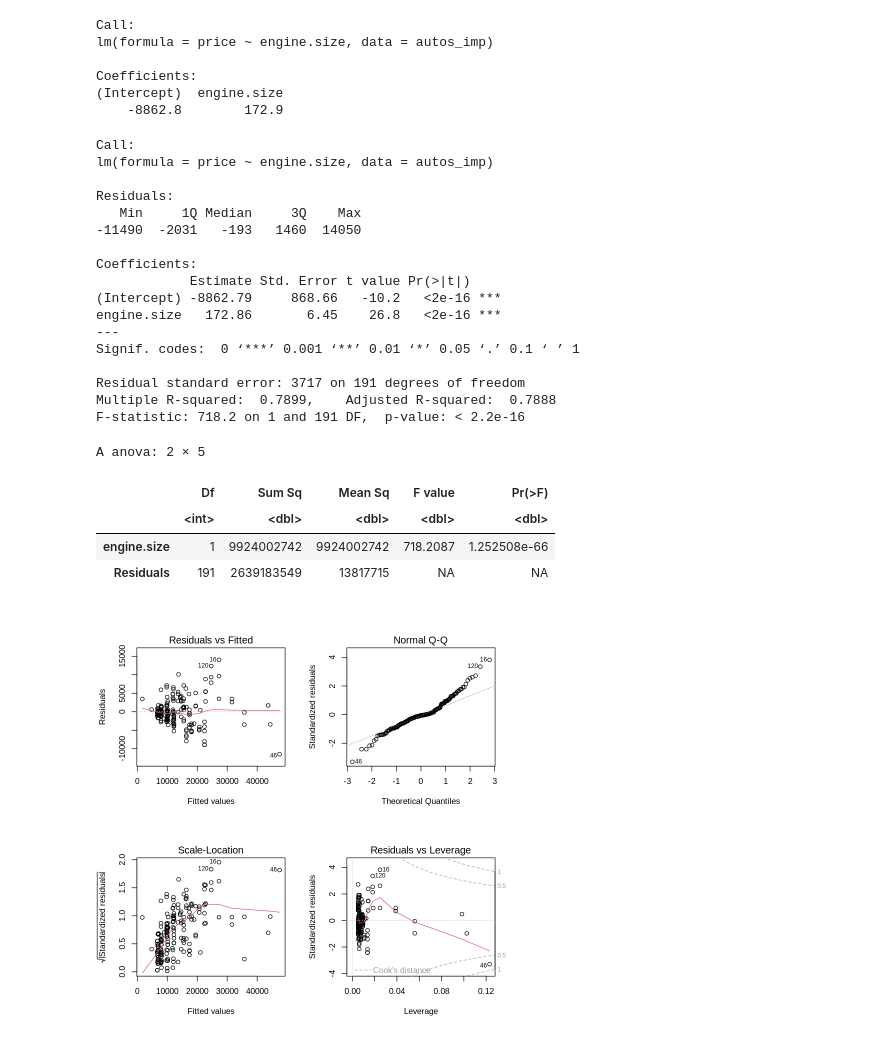
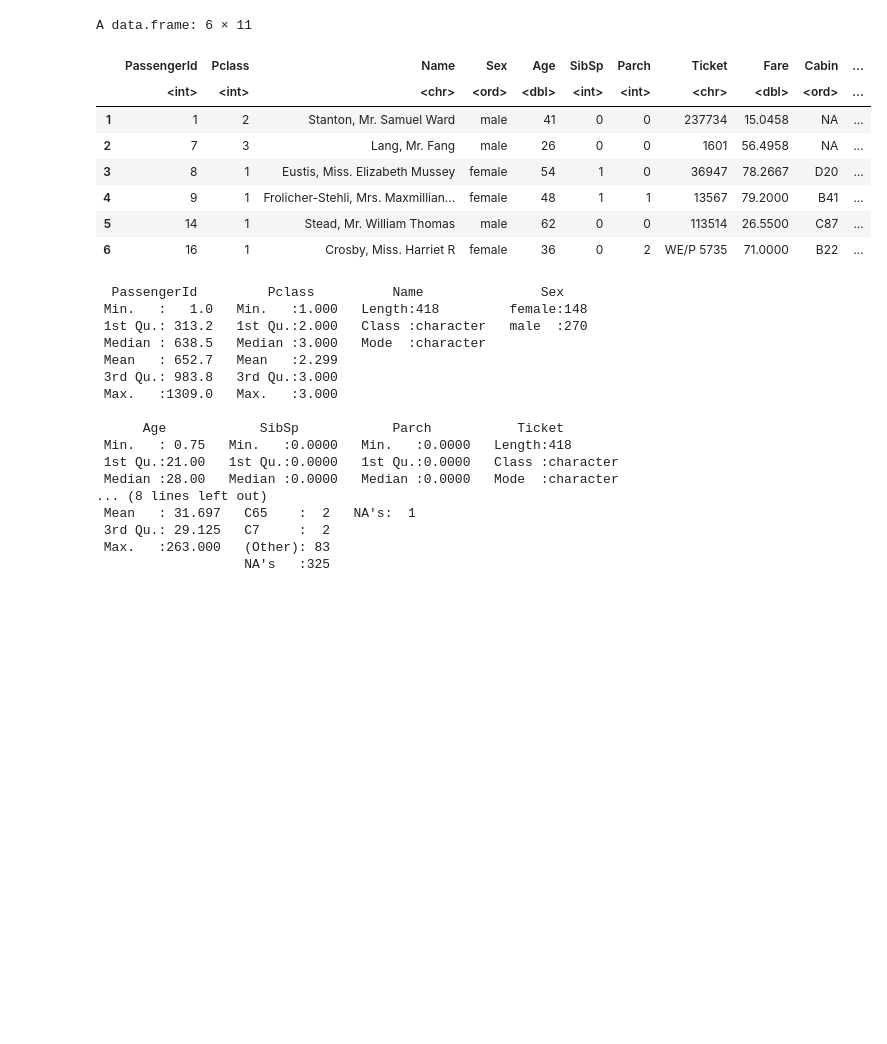
Before and after one commit to BrunaKrasotaMatos/An-liseEstat-stica, a Jupyter notebook: Trilha6/Trilha6.ipynb, the cells around one changed output. Saved outputs shown, nothing was run; the diff lists cells and outputs as text; code cells hidden in the pictures; blank space fills up the shorter version.

```diff
--- a/Trilha6/Trilha6.ipynb
+++ b/Trilha6/Trilha6.ipynb
@@ -238,43 +3,37 @@ A anova: 3 × 5
-# %%
-# Modelo Linear dos meus dados
-mod_auto_3 <- lm(price ~ engine.size, data=autos_imp)
-mod_auto_3
-summary(mod_auto_3)
-anova(mod_auto_3)
-
-# grafico de residuos
-par(mfrow=c(2,2))
-plot(mod_auto_3)
-
-mod_auto_3.df <- as.data.frame(residuals(mod_auto_3))
-names(mod_auto_3.df) <- c("residuos")
-# %% [output]
-Call:
-lm(formula = price ~ engine.size, data = autos_imp)
-
-Coefficients:
-(Intercept)  engine.size
-    -8862.8        172.9
-Call:
-lm(formula = price ~ engine.size, data = autos_imp)
-
-Residuals:
-   Min     1Q Median     3Q    Max
--11490  -2031   -193   1460  14050
-
-Coefficients:
-            Estimate Std. Error t value Pr(>|t|)
-(Intercept) -8862.79     868.66   -10.2   <2e-16 ***
-engine.size   172.86       6.45    26.8   <2e-16 ***
----
-Signif. codes:  0 ‘***’ 0.001 ‘**’ 0.01 ‘*’ 0.05 ‘.’ 0.1 ‘ ’ 1
-
-Residual standard error: 3717 on 191 degrees of freedom
-Multiple R-squared:  0.7899,    Adjusted R-squared:  0.7888
-F-statistic: 718.2 on 1 and 191 DF,  p-value: < 2.2e-16
-A anova: 2 × 5
-|  | Df | Sum Sq | Mean Sq | F value | Pr(>F) |
-|  | <int> | <dbl> | <dbl> | <dbl> | <dbl> |
-| engine.size | 1 | 9924002742 | 9924002742 | 718.2087 | 1.252508e-66 |
-| Residuals | 191 | 2639183549 | 13817715 | NA | NA |
-[figure, removed]
+# %%
+titanic_test <- read.csv(file = 'titanic_dw_test.csv')
+titanic_train <- read.csv(file = 'titanic_dw_train.csv')
+# %%
+titanic_test$Sex <- as.ordered(gsub(",","",titanic_test$Sex))
+titanic_test$Cabin <- as.ordered(gsub(",","",titanic_test$Cabin))
+titanic_test$Embarked <- as.ordered(gsub(",","",titanic_test$Embarked))
+
+head(titanic_test)
+summary(titanic_test)
+# %% [output]
+A data.frame: 6 × 11
+|  | PassengerId | Pclass | Name | Sex | Age | SibSp | Parch | Ticket | Fare | Cabin | ... |
+|  | <int> | <int> | <chr> | <ord> | <dbl> | <int> | <int> | <chr> | <dbl> | <ord> | ... |
+| 1 | 1 | 2 | Stanton, Mr. Samuel Ward | male | 41 | 0 | 0 | 237734 | 15.0458 | NA | ... |
+| 2 | 7 | 3 | Lang, Mr. Fang | male | 26 | 0 | 0 | 1601 | 56.4958 | NA | ... |
+| 3 | 8 | 1 | Eustis, Miss. Elizabeth Mussey | female | 54 | 1 | 0 | 36947 | 78.2667 | D20 | ... |
+| 4 | 9 | 1 | Frolicher-Stehli, Mrs. Maxmillian... | female | 48 | 1 | 1 | 13567 | 79.2000 | B41 | ... |
+| 5 | 14 | 1 | Stead, Mr. William Thomas | male | 62 | 0 | 0 | 113514 | 26.5500 | C87 | ... |
+| 6 | 16 | 1 | Crosby, Miss. Harriet R | female | 36 | 0 | 2 | WE/P 5735 | 71.0000 | B22 | ... |
+  PassengerId         Pclass          Name               Sex
+ Min.   :   1.0   Min.   :1.000   Length:418         female:148
+ 1st Qu.: 313.2   1st Qu.:2.000   Class :character   male  :270
+ Median : 638.5   Median :3.000   Mode  :character
+ Mean   : 652.7   Mean   :2.299
+ 3rd Qu.: 983.8   3rd Qu.:3.000
+ Max.   :1309.0   Max.   :3.000
+
+      Age            SibSp            Parch           Ticket
+ Min.   : 0.75   Min.   :0.0000   Min.   :0.0000   Length:418
+ 1st Qu.:21.00   1st Qu.:0.0000   1st Qu.:0.0000   Class :character
+ Median :28.00   Median :0.0000   Median :0.0000   Mode  :character
+... (8 lines left out)
+ Mean   : 31.697   C65    :  2   NA's:  1
+ 3rd Qu.: 29.125   C7     :  2
+ Max.   :263.000   (Other): 83
+                   NA's   :325
```
Also changed, not shown: parts of 12 cells of this notebook.
